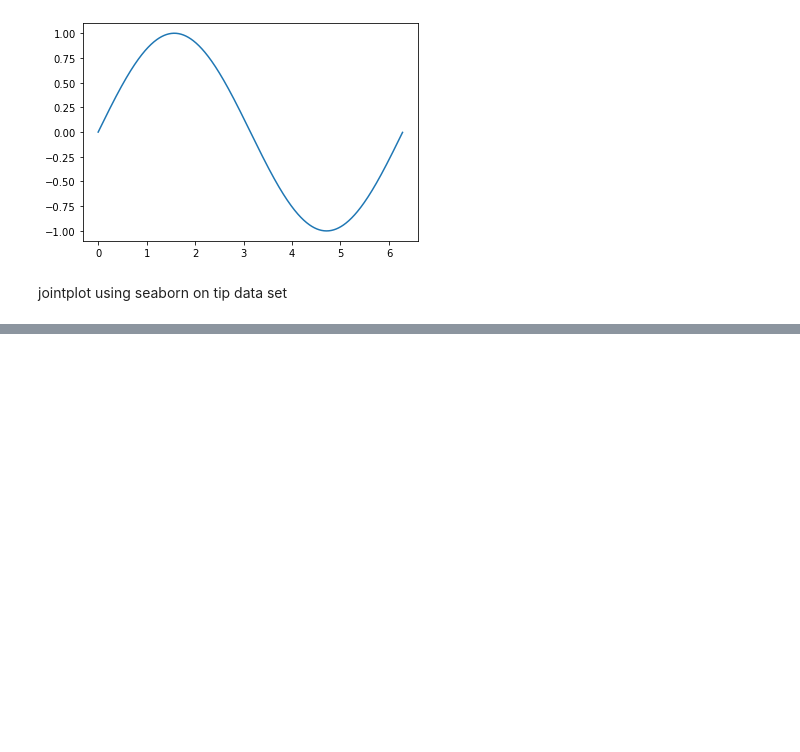
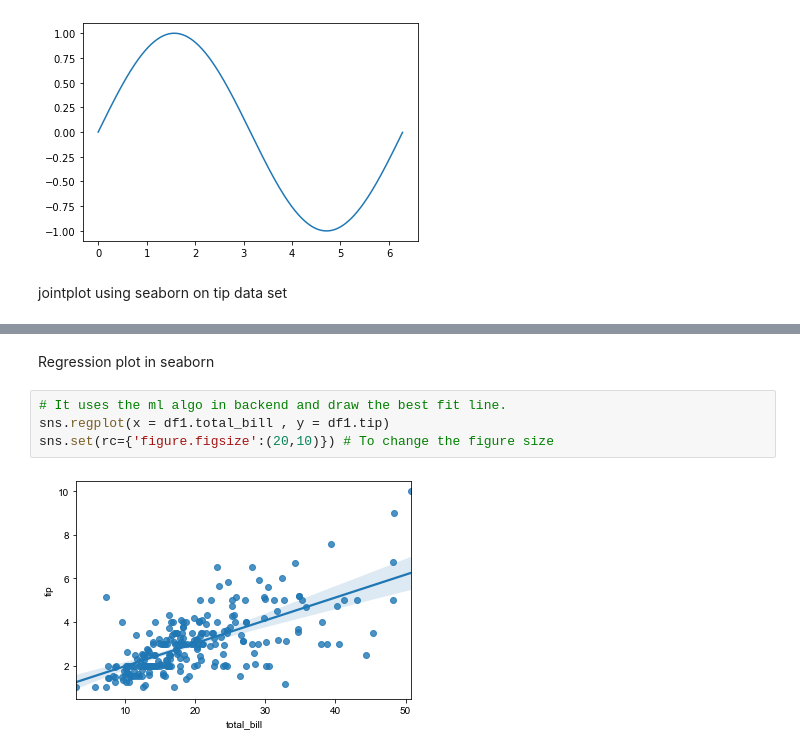
Before and after one commit to Shivanshu04/Datavisualisation, a Jupyter notebook: Graph/graph.ipynb, the cells around one changed output, grey strips where cells are left out. Saved outputs shown, nothing was run; the diff lists cells and outputs as text; blank space fills up the shorter version.

```diff
--- a/Graph/graph.ipynb
+++ b/Graph/graph.ipynb
@@ -737,0 +761,8 @@ jointplot using seaborn on tip data set
+# %% [markdown]
+Regression plot in seaborn
+# %%
+# It uses the ml algo in backend and draw the best fit line.
+sns.regplot(x = df1.total_bill , y = df1.tip)
+sns.set(rc={'figure.figsize':(20,10)}) # To change the figure size
+# %% [output]
+[figure, added]
```
Also changed, not shown: parts of 10 cells of this notebook.
